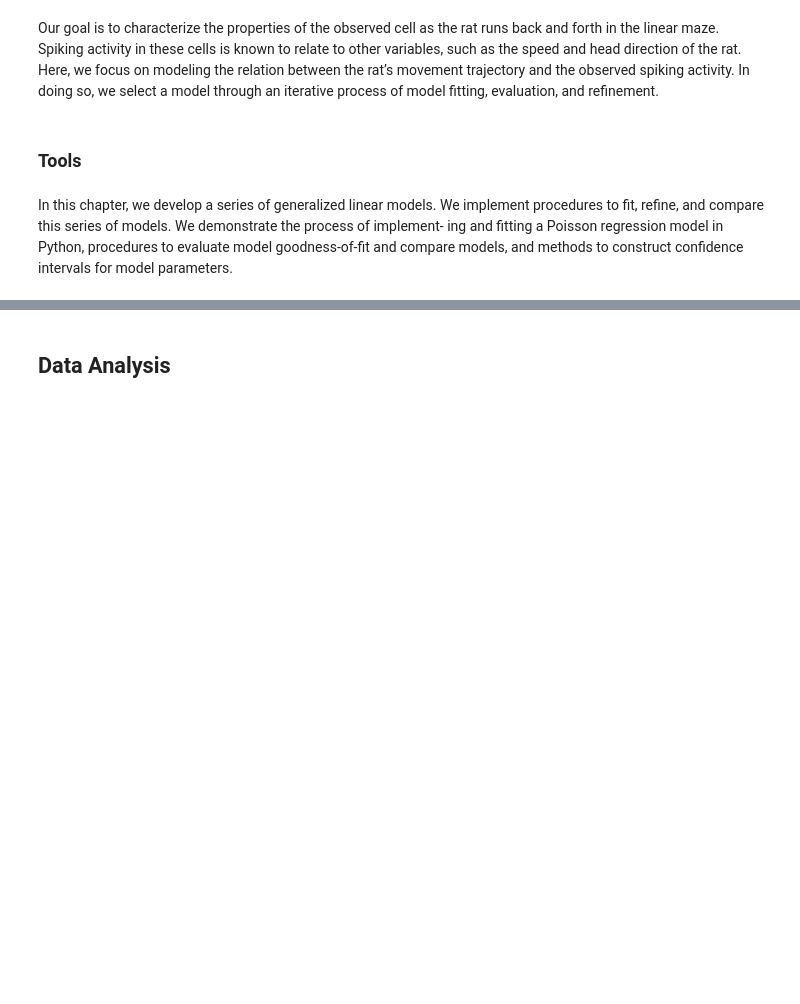
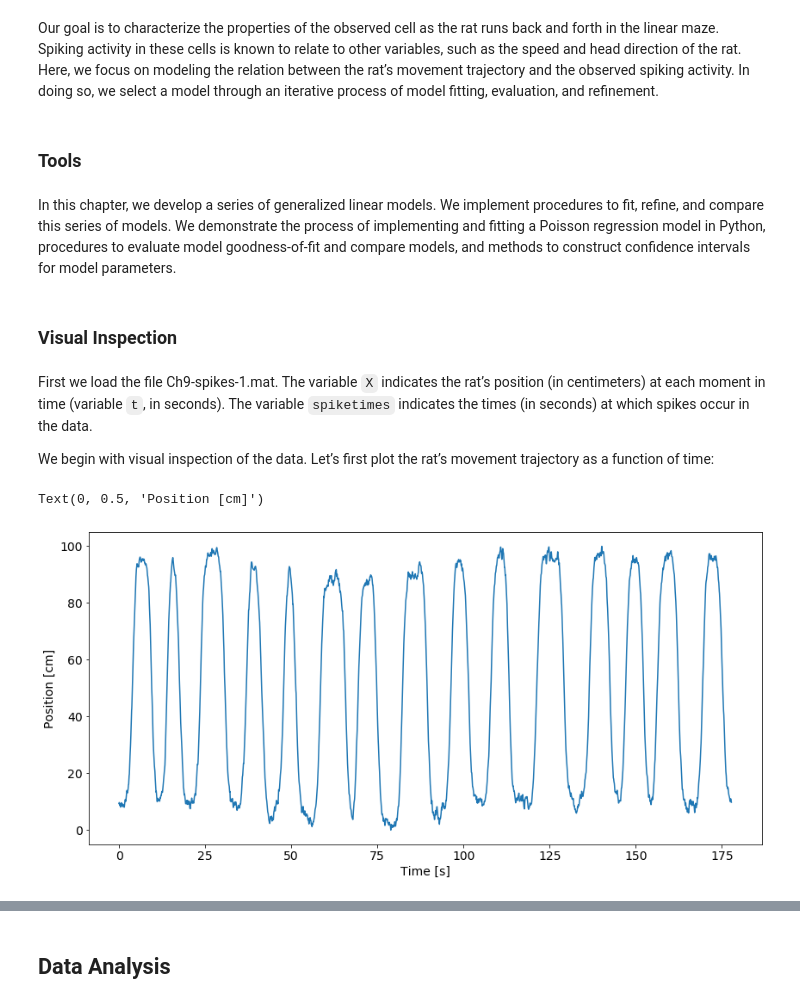
Before and after one commit to jaib1/Case-Studies-Python, a Jupyter notebook: content/09/point-process-glms.ipynb, the cells around one changed output, grey strips where cells are left out. Saved outputs shown, nothing was run; the diff lists cells and outputs as text; code cells hidden in the pictures; blank space fills up the shorter version.

```diff
--- a/content/09/point-process-glms.ipynb
+++ b/content/09/point-process-glms.ipynb
@@ -45,4 +55,40 @@ Our goal is to characterize the properties of the observed cell as the rat runs
 # %% [markdown]
 ### Tools
 # %% [markdown]
-In this chapter, we develop a series of generalized linear models. We implement procedures to fit, refine, and compare this series of models. We demonstrate the process of implement- ing and fitting a Poisson regression model in Python, procedures to evaluate model goodness-of-fit and compare models, and methods to construct confidence intervals for model parameters.
+In this chapter, we develop a series of generalized linear models. We implement procedures to fit, refine, and compare this series of models. We demonstrate the process of implementing and fitting a Poisson regression model in Python, procedures to evaluate model goodness-of-fit and compare models, and methods to construct confidence intervals for model parameters.
+# %% [markdown]
+<a id="visual-inspection"></a>
+### Visual Inspection
+# %%
+## Set-up
+
+import scipy.io as sio
+import matplotlib
+import matplotlib.pyplot as plt
+from matplotlib import rcParams
+import numpy as np
+import statsmodels as stats
+%matplotlib inline
+rcParams['figure.figsize'] = (12,6)
+rcParams['figure.autolayout'] = True
+rcParams['font.size'] = 14
+# %% [markdown]
+First we load the file Ch9-spikes-1.mat. The variable `X` indicates the rat’s position (in centimeters) at each moment in time (variable `t`, in seconds). The variable `spiketimes` indicates the times (in seconds) at which spikes occur in the data.
+
+We begin with visual inspection of the data. Let’s first plot the rat’s movement trajectory as a function of time:
+# %%
+## Get data, reshape as 1-d arrays, and plot position vs. time
+
+data = sio.loadmat('Ch9-spikes-1.mat')  # Load the EEG data
+t = data['t'].reshape(-1)
+dt = t[1]-t[0]
+x = data['X'].reshape(-1)
+ts = data['spiketimes'].reshape(-1)
+
+fig1, ax1 = plt.subplots()
+ax1.plot(t, x)
+ax1.set_xlabel('Time [s]')
+ax1.set_ylabel('Position [cm]')
+# %% [output]
+Text(0, 0.5, 'Position [cm]')
+[figure, added]
```
Also changed, not shown: parts of 38 cells of this notebook.
